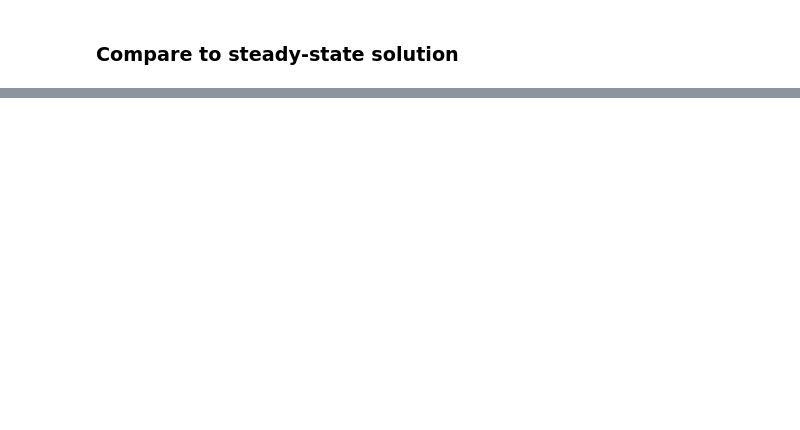
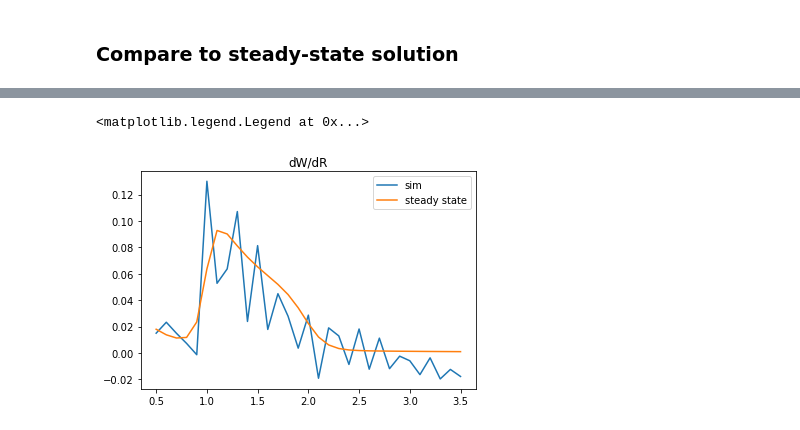
Before and after one commit to Jupiter1994/warped-disks, a Jupyter notebook: reduced-eqs-planets.ipynb, the cells around one changed output, grey strips where cells are left out. Cells and saved outputs as stored; diff of their text form; code cells hidden in the pictures; blank space fills up the shorter version.

```diff
--- a/reduced-eqs-planets.ipynb
+++ b/reduced-eqs-planets.ipynb
@@ -358,12 +423,22 @@ Gs_final[:10]
 # %%
-def A(Rs):
+def dW_dR_ss_coeff(Rs):
+    '''
+    Coefficient for the steady-state value of dW/dR (see below).
+    Assumes no external torque.
+
+    '''
 
     return Sigma(Rs) * scaleHeight(Rs)**2 * Omega(Rs)**3 * Rs**3 / 4
 
+
 plt.plot(Rs_warp, np.gradient(Ws_final, Rs_warp), label="sim")
-plt.plot(Rs_warp, alpha * Omega(Rs_warp) * 7e-4 / A(Rs_warp), label="steady state")
-# note: 7e-6 is our arbitrary value for the constant G; it comes from the outer boundary conditions
-# on W
+# in steady-state, G should be constant
+plt.plot(Rs_warp, alpha * Omega(Rs_warp) * Gs_final[-1] \
+         / dW_dR_ss_coeff(Rs_warp), label="steady state")
+
 
 plt.title("dW/dR")
 plt.legend()
+# %% [output]
+<matplotlib.legend.Legend at 0x...>
+[figure, added]
```
Also changed, not shown: parts of 11 cells of this notebook.
